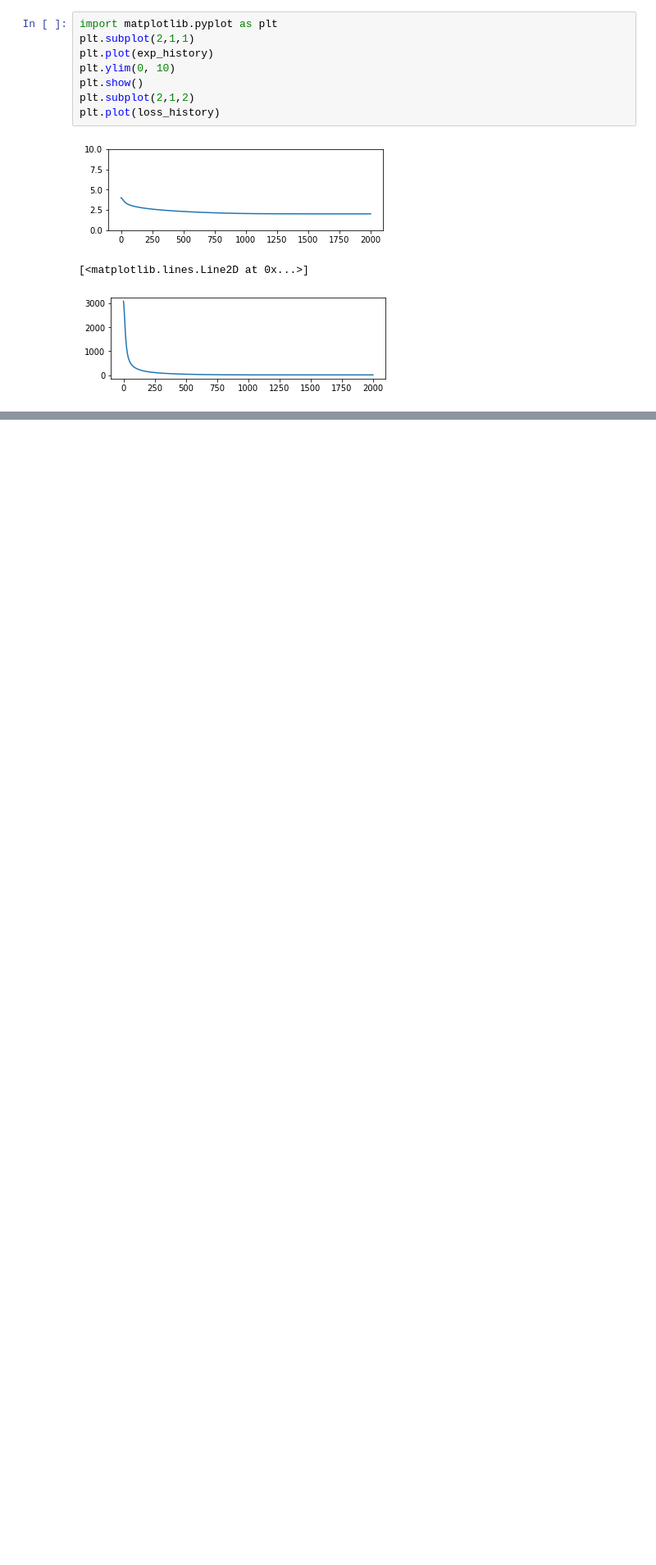
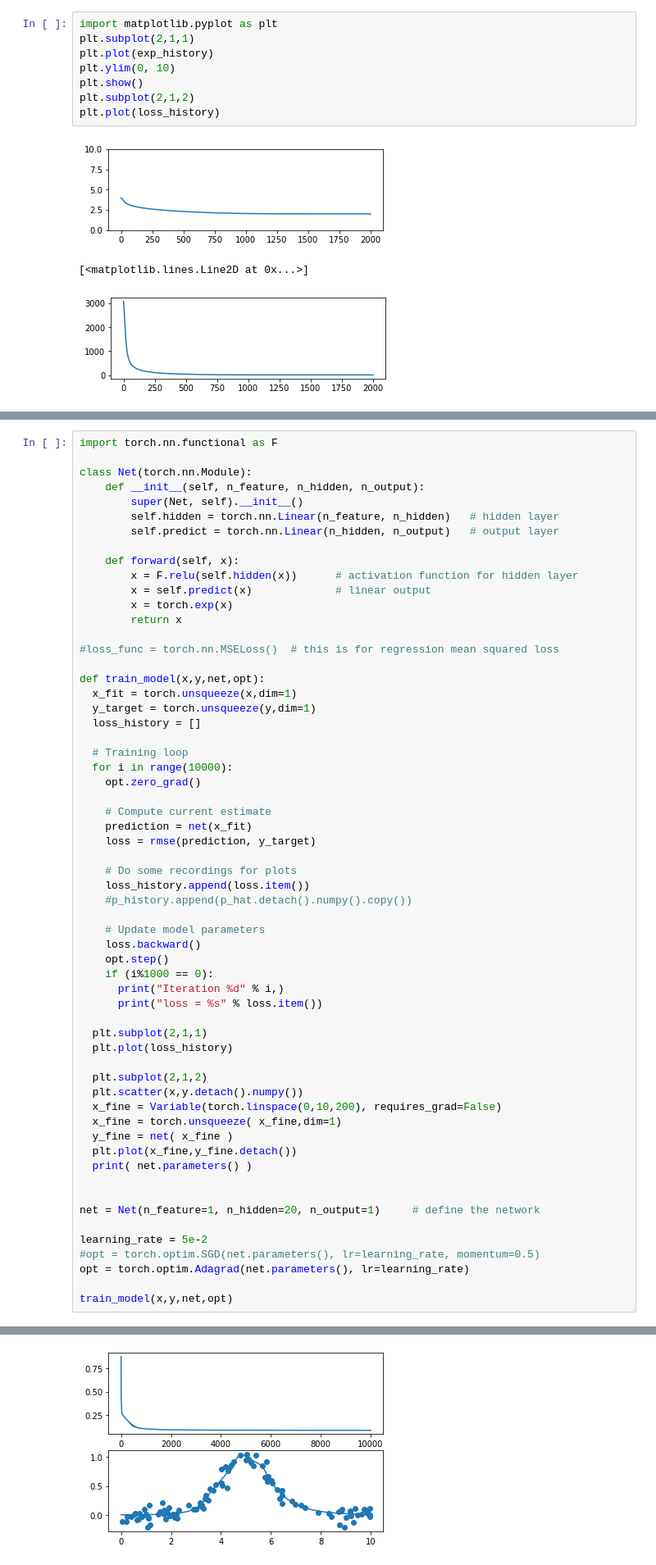
Before and after one commit to rhiju/rna_lores2, a Jupyter notebook: 0_Simple_1D_fit.ipynb, the cells around one changed output, grey strips where cells are left out. Shown at 82% size. Saved outputs shown, nothing was run; the diff lists cells and outputs as text; blank space fills up the shorter version.

```diff
--- a/0_Simple_1D_fit.ipynb
+++ b/0_Simple_1D_fit.ipynb
@@ -219,0 +255,61 @@ HTML(anim.to_html5_video())
+# %%
+import torch.nn.functional as F
+
+class Net(torch.nn.Module):
+    def __init__(self, n_feature, n_hidden, n_output):
+        super(Net, self).__init__()
+        self.hidden = torch.nn.Linear(n_feature, n_hidden)   # hidden layer
+        self.predict = torch.nn.Linear(n_hidden, n_output)   # output layer
+
+    def forward(self, x):
+        x = F.relu(self.hidden(x))      # activation function for hidden layer
+        x = self.predict(x)             # linear output
+        x = torch.exp(x)
+        return x
+
+#loss_func = torch.nn.MSELoss()  # this is for regression mean squared loss
+
+def train_model(x,y,net,opt):
+  x_fit = torch.unsqueeze(x,dim=1)
+  y_target = torch.unsqueeze(y,dim=1)
+  loss_history = []
+
+  # Training loop
+  for i in range(10000):
+    opt.zero_grad()
+
+    # Compute current estimate
+    prediction = net(x_fit)
+    loss = rmse(prediction, y_target)
+
+    # Do some recordings for plots
+    loss_history.append(loss.item())
+    #p_history.append(p_hat.detach().numpy().copy())
+
+    # Update model parameters
+    loss.backward()
+    opt.step()
+    if (i%1000 == 0):
+      print("Iteration %d" % i,)
+      print("loss = %s" % loss.item())
+
+  plt.subplot(2,1,1)
+  plt.plot(loss_history)
+
+  plt.subplot(2,1,2)
+  plt.scatter(x,y.detach().numpy())
+  x_fine = Variable(torch.linspace(0,10,200), requires_grad=False)
+  x_fine = torch.unsqueeze( x_fine,dim=1)
+  y_fine = net( x_fine )
+  plt.plot(x_fine,y_fine.detach())
+  print( net.parameters() )
+
+
+net = Net(n_feature=1, n_hidden=20, n_output=1)     # define the network
+
+learning_rate = 5e-2
+#opt = torch.optim.SGD(net.parameters(), lr=learning_rate, momentum=0.5)
+opt = torch.optim.Adagrad(net.parameters(), lr=learning_rate)
+
+train_model(x,y,net,opt)
+# %% [output]
@@ -219,0 +333 @@ HTML(anim.to_html5_video())
+[figure, added]
```
Also changed, not shown: parts of 17 cells of this notebook.
